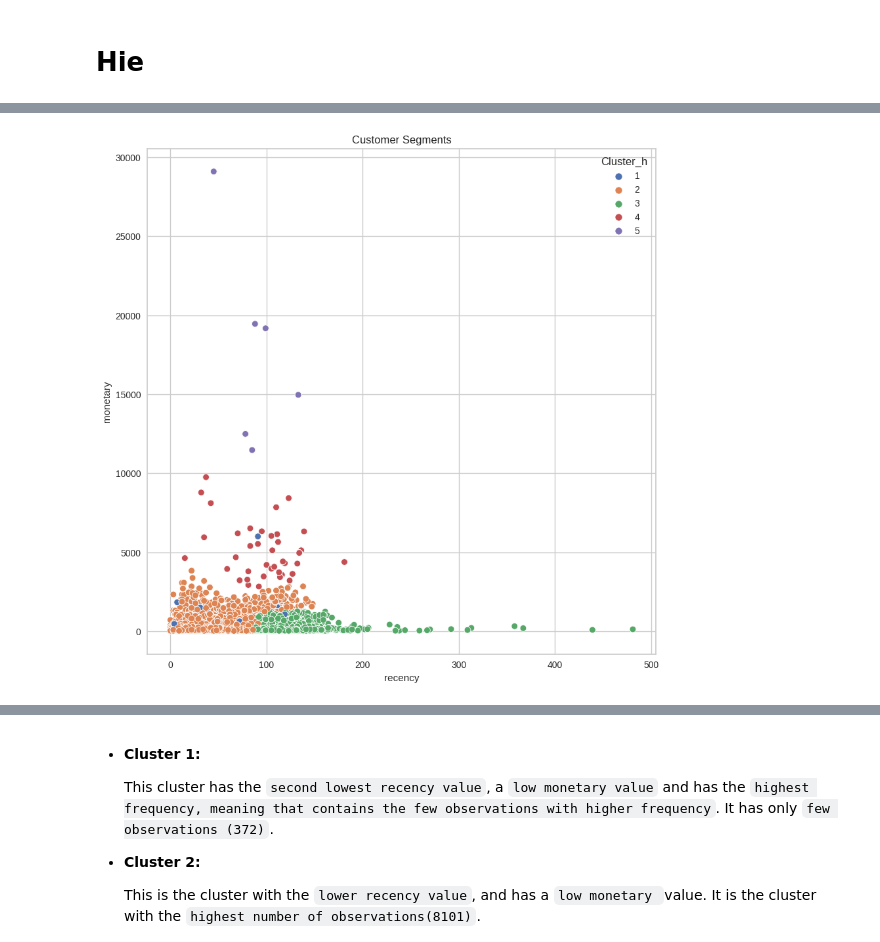
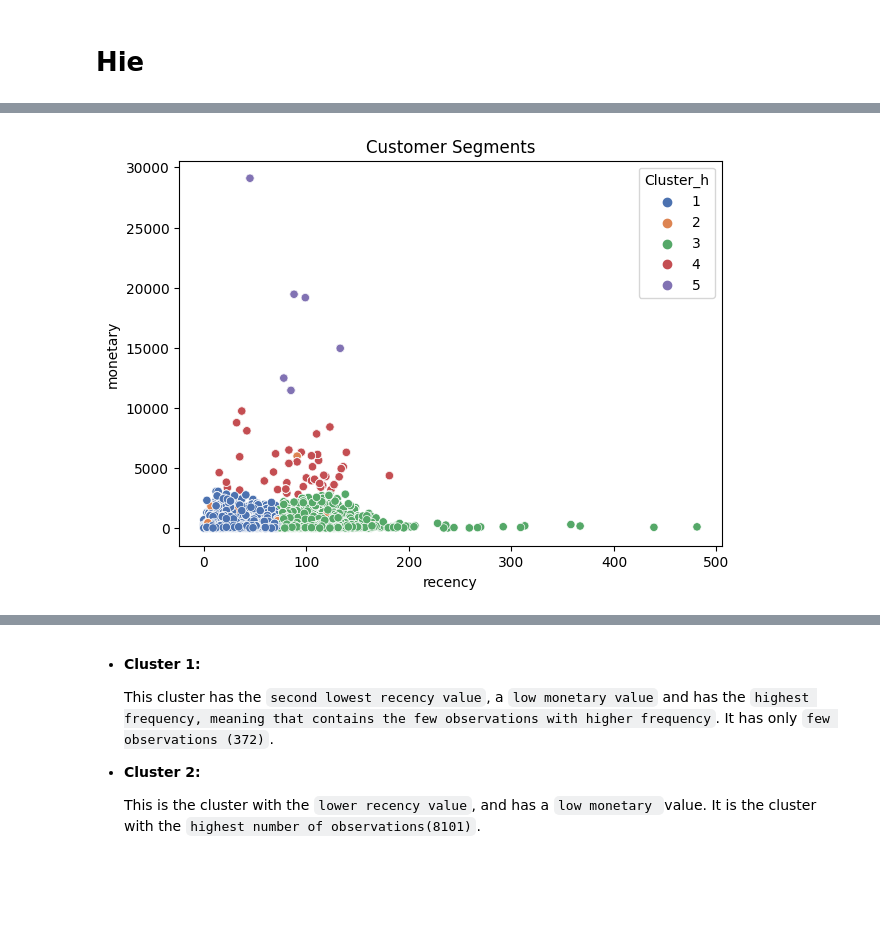
Before and after one commit to prffraia/Machine_Learning, a Jupyter notebook: 03_Clustering.ipynb, the cells around one changed output, grey strips where cells are left out. Saved outputs shown, nothing was run; the diff lists cells and outputs as text; code cells hidden in the pictures; blank space fills up the shorter version.

```diff
--- a/03_Clustering.ipynb
+++ b/03_Clustering.ipynb
@@ -97,9 +79,6 @@ from sklearn.cluster import KMeans
 from sklearn.metrics import silhouette_score, silhouette_samples
 from matplotlib import pyplot as plt
 import numpy as np
-
-# drop customer_id, order_id, customer_unique_id, product_id, seller_id
-X = df[['monetary', 'frequency', 'recency']]
 
 # Calculate within-cluster sum of squares for different values of k
 wcss = []
@@ -133,8 +112,9 @@ Optimal k value: 5
 ## Fit the KMeans model
 # %%
 kmeans = KMeans(n_clusters=optimal_k, init='k-means++', max_iter=500, n_init=10)
-kmeans.fit(X)
 
-df['Cluster'] = kmeans.labels_
-df['Cluster'].value_counts()
+X['Cluster'] = kmeans.fit_predict(X)
+df_rfm['Cluster'] = X['Cluster']
+
+print(df_rfm['Cluster'].value_counts())
 # %% [output]
@@ -162,7 +211,4 @@ plt.show() # Show the plot
 # %%
-# Merge the segment data to the original dataset
-X['Segment'] = clusters
-
 # Print average values for the 5 segments
-print(X.groupby('Segment').mean())
+print(df_rfm.groupby('Cluster').mean())
 # %% [output]
@@ -252,13 +293,8 @@ import numpy as np
 from scipy.cluster.hierarchy import dendrogram, linkage, fcluster
 from matplotlib import pyplot as plt
 
-X = df[['monetary', 'frequency', 'recency']]
-
-# Standardize data
-df_std = (X - X.mean()) / X.std()
-
 # Perform hierarchical clustering using Ward linkage
-linkage_matrix = linkage(df_std, method='ward')
+linkage_matrix = linkage(X, method='ward')
 
 # Plot dendrogram
 plt.figure(figsize=(10, 7))
@@ -273,8 +309,8 @@ max_dist = 70  # adjust this value to change the threshold distance
 cluster_labels = fcluster(linkage_matrix, t=max_dist, criterion='distance')
 
 # Assign cluster labels to dataframe
-df['Cluster_h'] = cluster_labels
+df_rfm['Cluster_h'] = cluster_labels
 
 # Print cluster sizes
-print(df['Cluster_h'].value_counts())
+print(df_rfm['Cluster_h'].value_counts())
 # %% [output]
@@ -287,16 +323,16 @@ Name: Cluster_h, dtype: int64
 # %%
 import seaborn as sns
 
-clusters = df['Cluster_h']
+clusters = df_rfm['Cluster_h']
 
 # Visualize the clusters
-fig, ax = plt.subplots(figsize=(10, 10))
+fig, ax = plt.subplots(figsize=(7, 5))
 # Create a scatter plot of the data, with points colored by cluster label
-sns.scatterplot(data=df, x=df['recency'], y=df['monetary'], hue=clusters, palette='deep', legend=True)
+sns.scatterplot(data=df_rfm, x=df_rfm['recency'], y=df_rfm['monetary'], hue=df_rfm['Cluster_h'], palette='deep', legend=True)
 plt.title('Customer Segments') # Set the title of the plot
 plt.show() # Show the plot
 # %% [output]
-[figure, old version]
+[figure, new version]
 # %%
 import seaborn as sns
 import matplotlib.pyplot as plt
```
Also changed, not shown: parts of 22 cells of this notebook.
